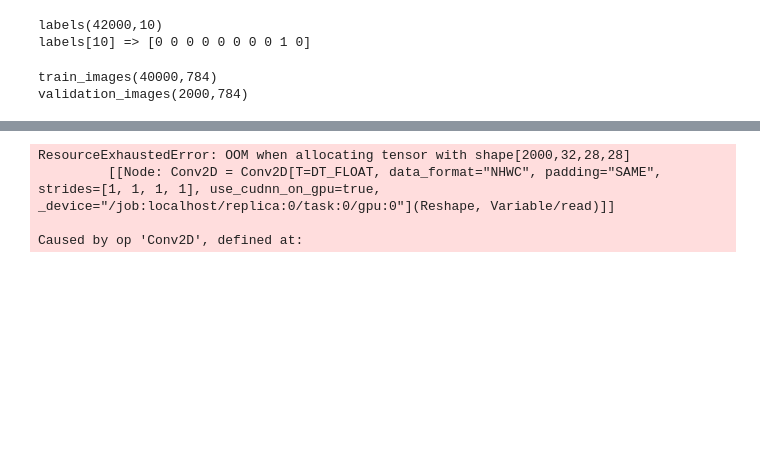
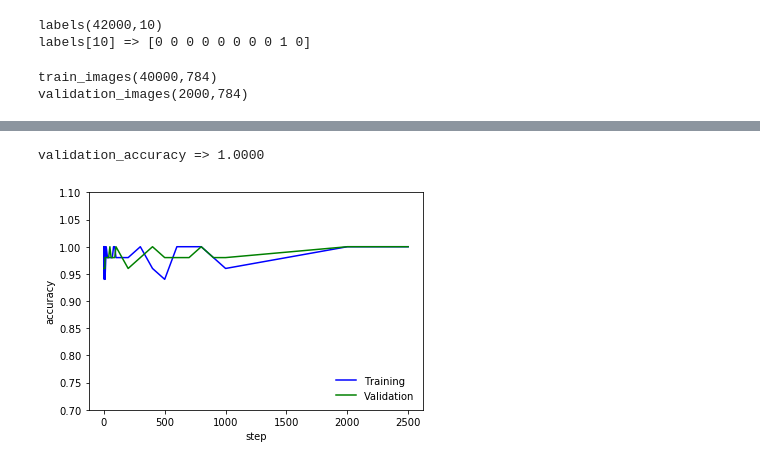
Before and after one commit to wuhongle/Kaggle_MNIST, a Jupyter notebook: tutorial.ipynb, the cells around one changed output, grey strips where cells are left out. Drawn from its saved outputs; the diff is of its cells as text; code cells hidden in the pictures; blank space fills up the shorter version.

```diff
--- a/tutorial.ipynb
+++ b/tutorial.ipynb
@@ -340,21 +340,19 @@ training_accuracy / validation_accuracy => 0.98 / 0.96 for step 2499
 # %%
 
 
 # check final accuracy on validation set
 if(VALIDATION_SIZE):
-    validation_accuracy = accuracy.eval(feed_dict={x: validation_images,
-                                                   y_: validation_labels,
+    validation_accuracy = accuracy.eval(feed_dict={x: validation_images[0:BATCH_SIZE],
+                                                   y_: validation_labels[0:BATCH_SIZE],
                                                    keep_prob: 1.0})
     print('validation_accuracy => %.4f'%validation_accuracy)
     plt.plot(x_range, train_accuracies,'-b', label='Training')
     plt.plot(x_range, validation_accuracies,'-g', label='Validation')
     plt.legend(loc='lower right', frameon=False)
     plt.ylim(ymax = 1.1, ymin = 0.7)
     plt.ylabel('accuracy')
     plt.xlabel('step')
     plt.show()
 # %% [output]
-ResourceExhaustedError: OOM when allocating tensor with shape[2000,32,28,28]
-         [[Node: Conv2D = Conv2D[T=DT_FLOAT, data_format="NHWC", padding="SAME", strides=[1, 1, 1, 1], use_cudnn_on_gpu=true, _device="/job:localhost/replica:0/task:0/gpu:0"](Reshape, Variable/read)]]
-
-Caused by op 'Conv2D', defined at:
+validation_accuracy => 1.0000
+[figure, added]
```
Also changed, not shown: parts of 4 cells of this notebook, 1 other file.
